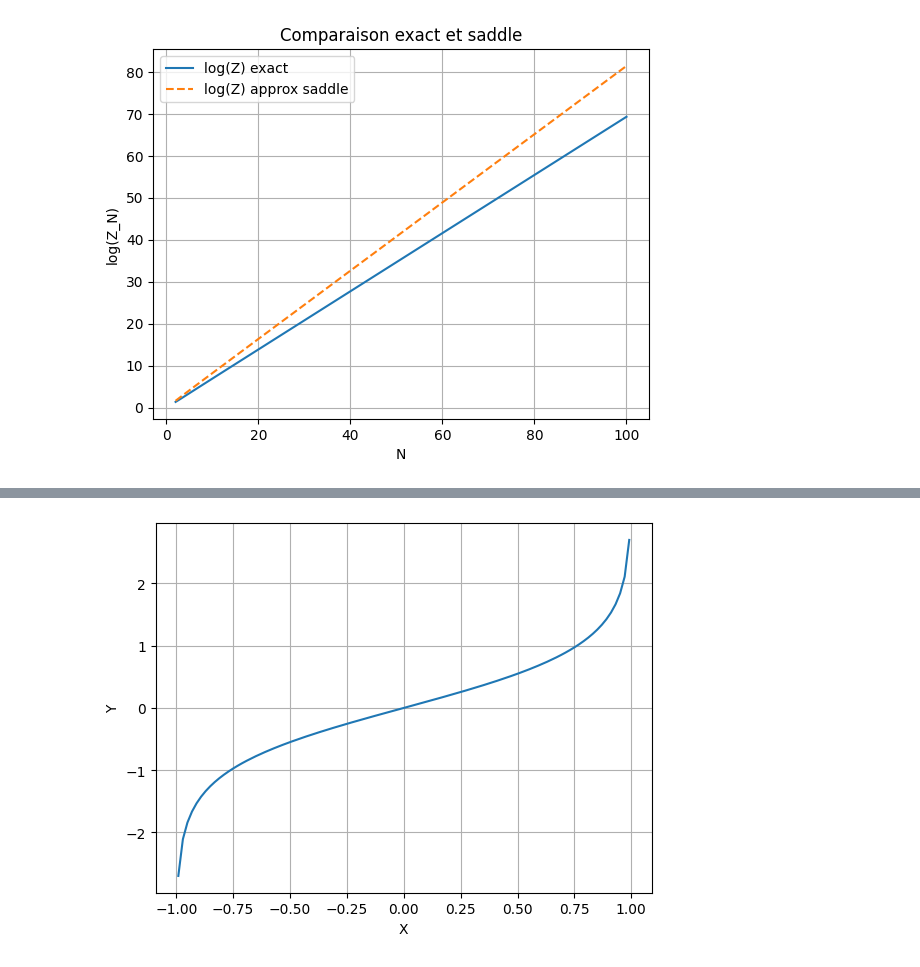
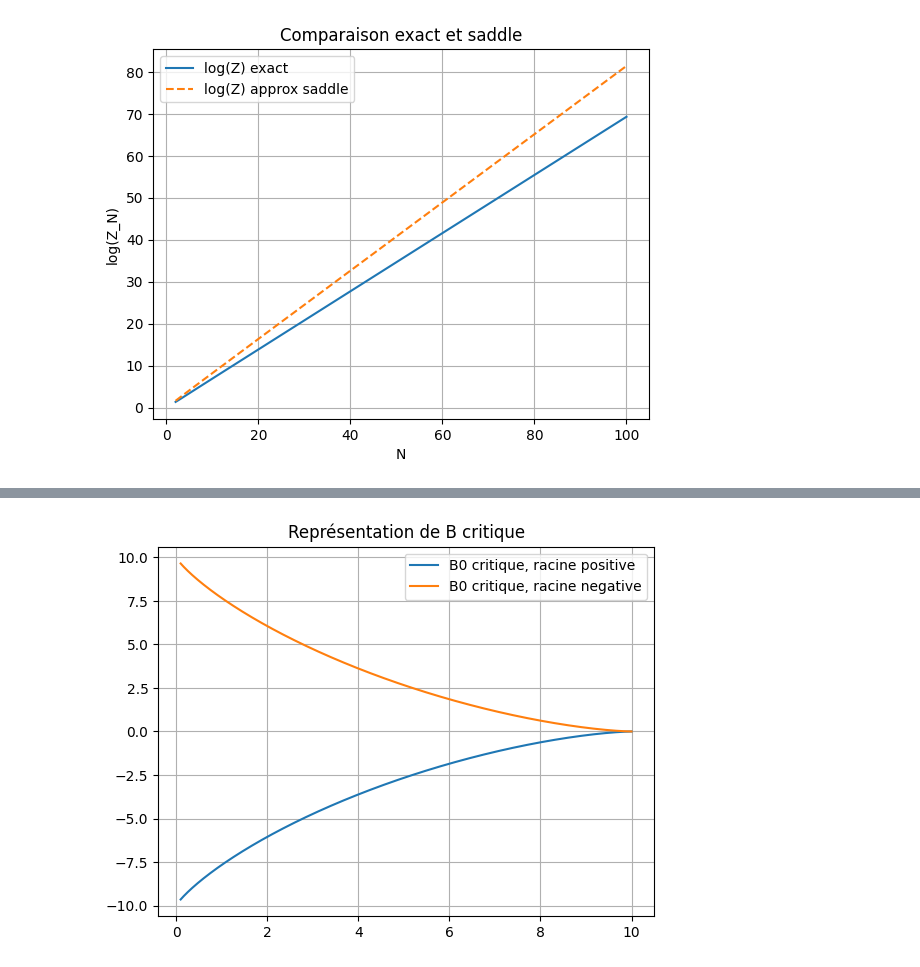
Before and after one commit to Gabriel-lct/ising-model-research, a Jupyter notebook: python/plot_mean_Z_2.ipynb, the cells around one changed output, grey strips where cells are left out. Saved outputs shown, nothing was run; the diff lists cells and outputs as text; code cells hidden in the pictures.

Commit message:
B0 critique

```diff
--- a/python/plot_mean_Z_2.ipynb
+++ b/python/plot_mean_Z_2.ipynb
@@ -266,12 +235,19 @@ plt.show()
-# %%
-#a quoi ressemble arctanh
-X = np.linspace(-10, 10, 1000)
-Y = np.arctanh(X)
-
-plt.plot(X, Y)
-plt.xlabel('X')
-plt.ylabel('Y')
-plt.grid(True)
-plt.show()
-# %% [output]
-[figure, removed]
+# %%
+#on fixe J0 et on trace B critique en fonction de T avec J0>=T
+J0 = 10
+
+T = np.linspace(0.1, 10, 1000)
+
+B0_critique_pos = T*np.arctanh(np.sqrt(1 - T / J0)) - J0 * np.sqrt(1 - T / J0)
+B0_critique_neg = T*np.arctanh(- np.sqrt(1 - T / J0)) + J0 * np.sqrt(1 - T / J0)
+
+
+plt.plot( T, B0_critique_pos, label = 'B0 critique, racine positive' )
+plt.plot( T, B0_critique_neg, label = 'B0 critique, racine negative' )
+plt.title( 'Représentation de B critique' )
+plt.legend()
+plt.grid(True)
+plt.show()
+#si B est dans la pointe on a 3 points fixes, si il est au dessus/en dessous, on en a 1 seul
+# %% [output]
+[figure, added]
```
Also changed, not shown: parts of 11 cells of this notebook, 1 other file.
